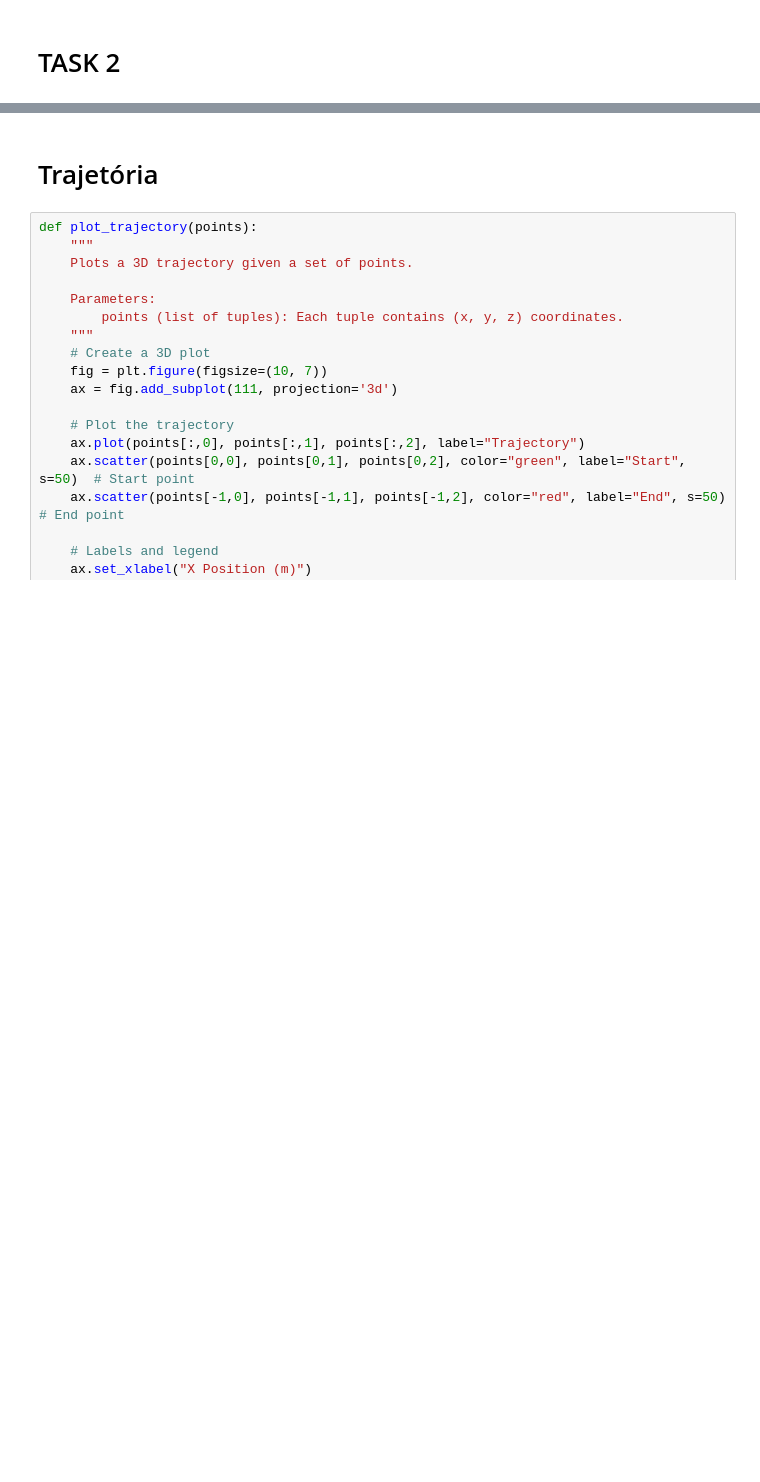
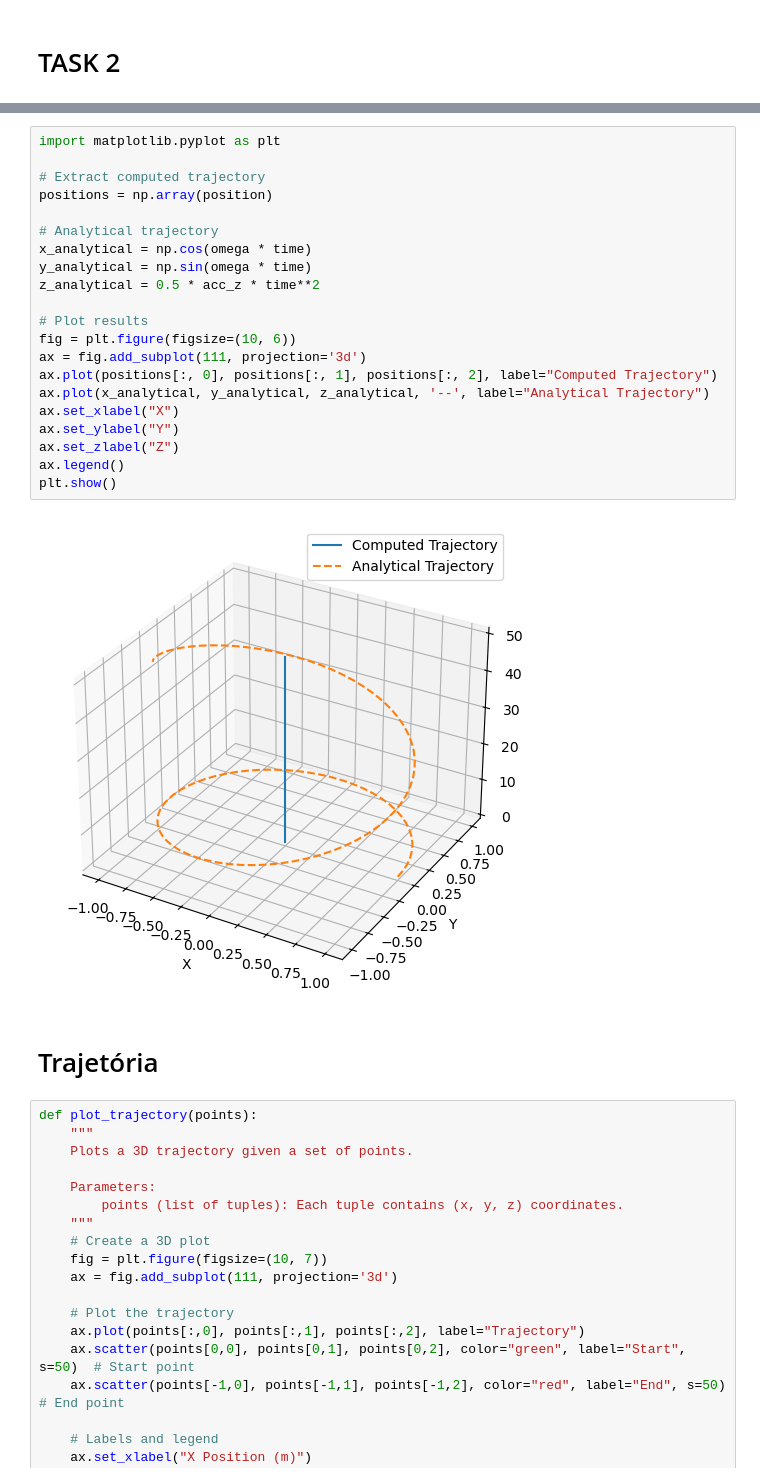
Before and after one commit to RodsCoimbra/IST-ROBO, a Jupyter notebook: task1.ipynb, the cells around one changed output, grey strips where cells are left out. Drawn from its saved outputs; the diff is of its cells as text; blank space fills up the shorter version.

```diff
--- a/task1.ipynb
+++ b/task1.ipynb
@@ -193,3 +313,26 @@ plt.grid()
+# %%
+import matplotlib.pyplot as plt
+
+# Extract computed trajectory
+positions = np.array(position)
+
+# Analytical trajectory
+x_analytical = np.cos(omega * time)
+y_analytical = np.sin(omega * time)
+z_analytical = 0.5 * acc_z * time**2
+
+# Plot results
+fig = plt.figure(figsize=(10, 6))
+ax = fig.add_subplot(111, projection='3d')
+ax.plot(positions[:, 0], positions[:, 1], positions[:, 2], label="Computed Trajectory")
+ax.plot(x_analytical, y_analytical, z_analytical, '--', label="Analytical Trajectory")
+ax.set_xlabel("X")
+ax.set_ylabel("Y")
+ax.set_zlabel("Z")
+ax.legend()
+plt.show()
+# %% [output]
+[figure, added]
 # %% [markdown]
 # Trajetória
 # %%
```
Also changed, not shown: parts of 12 cells of this notebook.
